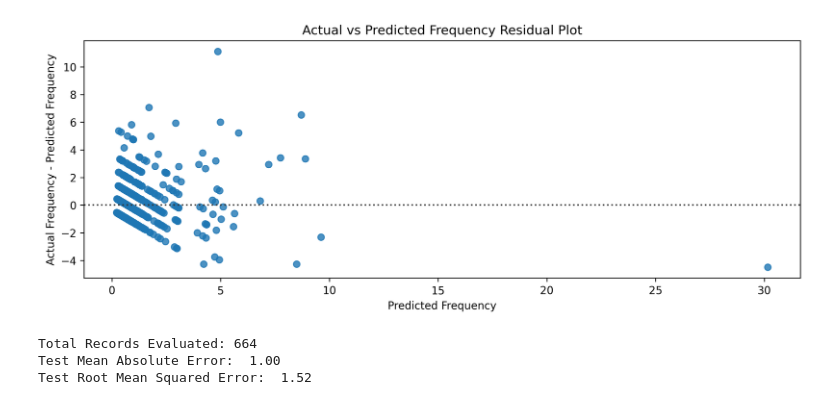
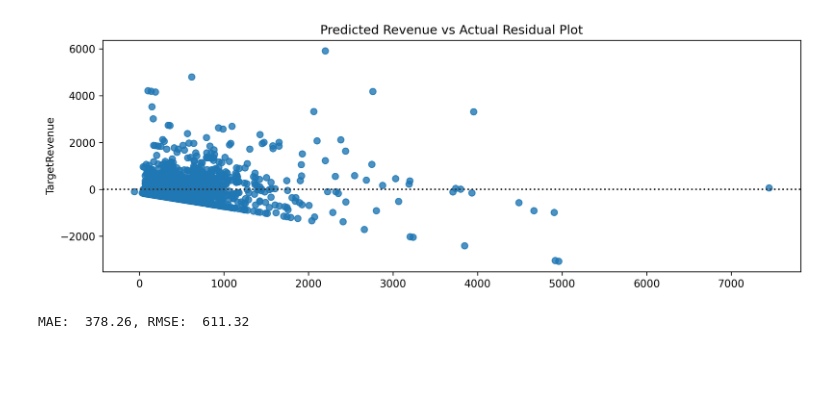
Before and after one commit to mundundan-star/online-retail-customer-analytics, a Jupyter notebook: 6.0 Predicting_Customer_Life_Time_Value_(CLTV).ipynb, the cells around one changed output. Saved outputs shown, nothing was run; the diff lists cells and outputs as text; code cells hidden in the pictures; blank space fills up the shorter version.

```diff
--- a/6.0 Predicting_Customer_Life_Time_Value_(CLTV).ipynb
+++ b/6.0 Predicting_Customer_Life_Time_Value_(CLTV).ipynb
@@ -135,51 +230,27 @@ plt.show()
 # %%
-from sklearn.pipeline import Pipeline
-from google.colab import drive
-import joblib
+from sklearn.metrics import mean_absolute_error, mean_squared_error
 
-drive.mount('/content/drive')
+model = XGBRegressor(n_esimators = 200, max_depth = 6, learning_rate = 0.05, random_state = 42)
+wrapped_model = TransformedTargetRegressor(
+    regressor = model,
+    func = np.log1p,
+    inverse_func = np.expm1)
 
-model = RandomForestRegressor(n_estimators = 300, max_depth = 6, min_samples_leaf = 2, random_state = 42)
-#model = LinearRegression()
-
-wrapped_model = TransformedTargetRegressor(
-regressor = model,
-func = np.log1p,
-inverse_func = np.expm1)
-
-feature_pipeline = Pipeline([('scaler', StandardScaler())])
-
-pipeline = Pipeline([
-('features', feature_pipeline),
-('regressor', wrapped_model)
-])
-
+pipeline = make_pipeline(scaler, model)
 pipeline.fit(X_train, y_train)
 
-model_path = '/content/drive/MyDrive/frequency_regression_model.joblib'
+y_pred = pipeline.predict(X_test)
 
-joblib.dump(pipeline, model_path)
-print(f'Successfully saved frequency regression model to {model_path}')
-
-loaded_model = joblib.load(model_path)
-print("\nSuccessfully loaded frequency regression model from Google Drive")
-
-frequency_pred = loaded_model.predict(X_test)
-
-mae = mean_absolute_error(y_test, frequency_pred)
-rmse= np.sqrt(mean_squared_error(y_test, frequency_pred))
-
-frequency_actual = y_test
-freq_residuals = frequency_actual - frequency_pred
+mae = mean_absolute_error(y_test, y_pred)
+rmse = np.sqrt(mean_squared_error(y_test, y_pred))
 
 plt.figure(figsize = (12,4), dpi = 300)
-sns.residplot(x = frequency_pred, y = frequency_actual)
-plt.xlabel("Predicted Frequency")
-plt.ylabel("Actual Frequency - Predicted Frequency")
-plt.title("Actual vs Predicted Frequency Residual Plot")
+sns.residplot(x = y_pred, y = y_test)
+plt.title('Predicted Revenue vs Actual Residual Plot')
 plt.show()
 
-print(f'Total Records Evaluated: {len(frequency_pred)}')
-print(f'Test Mean Absolute Error: {mae: .2f}')
-print(f'Test Root Mean Squared Error: {rmse: .2f}')
+test_data = X_test.copy()
+test_data['ActualRevenue'] =  y_test
+test_data['PredictedRevenue'] = y_pred
+print(f'MAE: {mae: .2f}, RMSE: {rmse: .2f}')
 # %% [output]
@@ -190,4 +260,2 @@ Successfully loaded frequency regression model from Google Drive
-[figure, old version]
+[figure, new version]
-Total Records Evaluated: 664
-Test Mean Absolute Error:  1.00
-Test Root Mean Squared Error:  1.52
+MAE:  378.26, RMSE:  611.32
```
Also changed, not shown: parts of 11 cells of this notebook.
